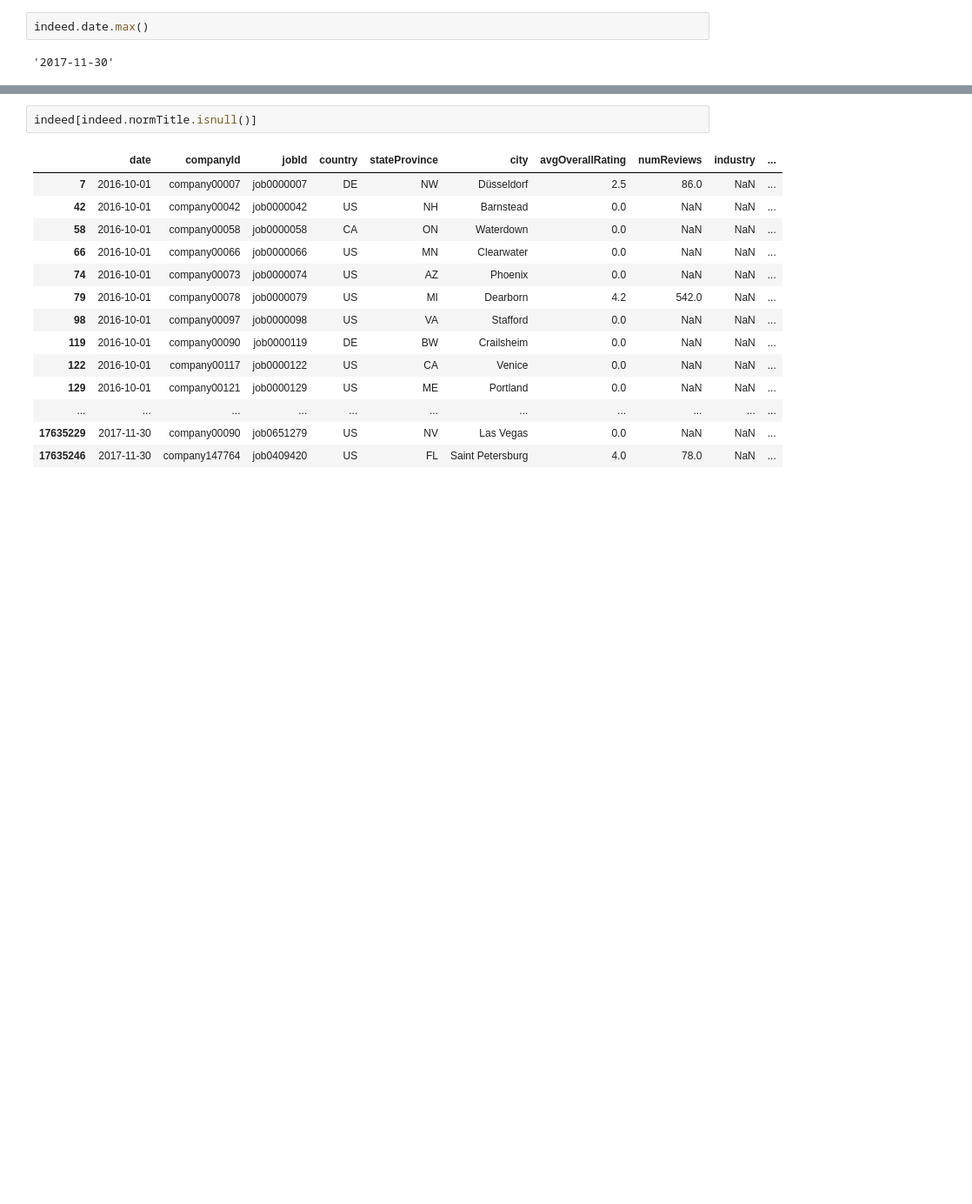
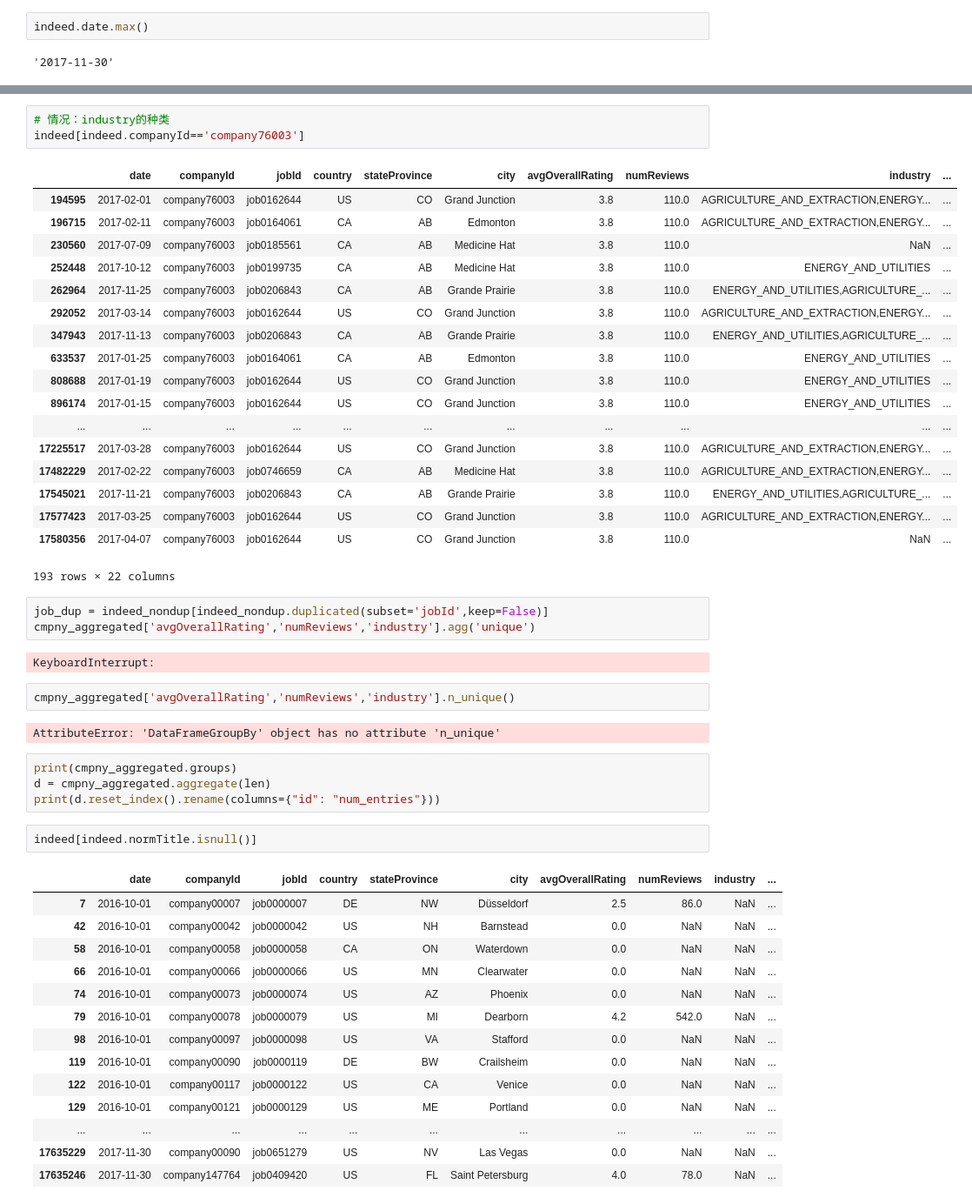
Before and after one commit to ziikki/dtfst_users, a Jupyter notebook: zkqin/data_description.ipynb, the cells around one changed output, grey strips where cells are left out. Shown: that part at 87% size. Drawn from its saved outputs; the diff is of its cells as text; blank space fills up the shorter version.

```diff
--- a/zkqin/data_description.ipynb
+++ b/zkqin/data_description.ipynb
@@ -40,3 +121,38 @@ indeed.date.max()
+# %%
+# 情况：industry的种类
+indeed[indeed.companyId=='company76003']
+# %% [output]
+|  | date | companyId | jobId | country | stateProvince | city | avgOverallRating | numReviews | industry | ... |
+| 194595 | 2017-02-01 | company76003 | job0162644 | US | CO | Grand Junction | 3.8 | 110.0 | AGRICULTURE_AND_EXTRACTION,ENERGY... | ... |
+| 196715 | 2017-02-11 | company76003 | job0164061 | CA | AB | Edmonton | 3.8 | 110.0 | AGRICULTURE_AND_EXTRACTION,ENERGY... | ... |
+| 230560 | 2017-07-09 | company76003 | job0185561 | CA | AB | Medicine Hat | 3.8 | 110.0 | NaN | ... |
+| 252448 | 2017-10-12 | company76003 | job0199735 | CA | AB | Medicine Hat | 3.8 | 110.0 | ENERGY_AND_UTILITIES | ... |
+| 262964 | 2017-11-25 | company76003 | job0206843 | CA | AB | Grande Prairie | 3.8 | 110.0 | ENERGY_AND_UTILITIES,AGRICULTURE_... | ... |
+| 292052 | 2017-03-14 | company76003 | job0162644 | US | CO | Grand Junction | 3.8 | 110.0 | AGRICULTURE_AND_EXTRACTION,ENERGY... | ... |
+| 347943 | 2017-11-13 | company76003 | job0206843 | CA | AB | Grande Prairie | 3.8 | 110.0 | ENERGY_AND_UTILITIES,AGRICULTURE_... | ... |
+| 633537 | 2017-01-25 | company76003 | job0164061 | CA | AB | Edmonton | 3.8 | 110.0 | ENERGY_AND_UTILITIES | ... |
+| 808688 | 2017-01-19 | company76003 | job0162644 | US | CO | Grand Junction | 3.8 | 110.0 | ENERGY_AND_UTILITIES | ... |
+| 896174 | 2017-01-15 | company76003 | job0162644 | US | CO | Grand Junction | 3.8 | 110.0 | ENERGY_AND_UTILITIES | ... |
+| ... | ... | ... | ... | ... | ... | ... | ... | ... | ... | ... |
+| 17225517 | 2017-03-28 | company76003 | job0162644 | US | CO | Grand Junction | 3.8 | 110.0 | AGRICULTURE_AND_EXTRACTION,ENERGY... | ... |
+| 17482229 | 2017-02-22 | company76003 | job0746659 | CA | AB | Medicine Hat | 3.8 | 110.0 | AGRICULTURE_AND_EXTRACTION,ENERGY... | ... |
+| 17545021 | 2017-11-21 | company76003 | job0206843 | CA | AB | Grande Prairie | 3.8 | 110.0 | ENERGY_AND_UTILITIES,AGRICULTURE_... | ... |
+| 17577423 | 2017-03-25 | company76003 | job0162644 | US | CO | Grand Junction | 3.8 | 110.0 | AGRICULTURE_AND_EXTRACTION,ENERGY... | ... |
+| 17580356 | 2017-04-07 | company76003 | job0162644 | US | CO | Grand Junction | 3.8 | 110.0 | NaN | ... |
+193 rows × 22 columns
+# %%
+job_dup = indeed_nondup[indeed_nondup.duplicated(subset='jobId',keep=False)]
+cmpny_aggregated['avgOverallRating','numReviews','industry'].agg('unique')
+# %% [output]
+KeyboardInterrupt:
+# %%
+cmpny_aggregated['avgOverallRating','numReviews','industry'].n_unique()
+# %% [output]
+AttributeError: 'DataFrameGroupBy' object has no attribute 'n_unique'
+# %%
+print(cmpny_aggregated.groups)
+d = cmpny_aggregated.aggregate(len)
+print(d.reset_index().rename(columns={"id": "num_entries"}))
 # %%
 indeed[indeed.normTitle.isnull()]
 # %% [output]
```
Also changed, not shown: parts of 17 cells of this notebook.
